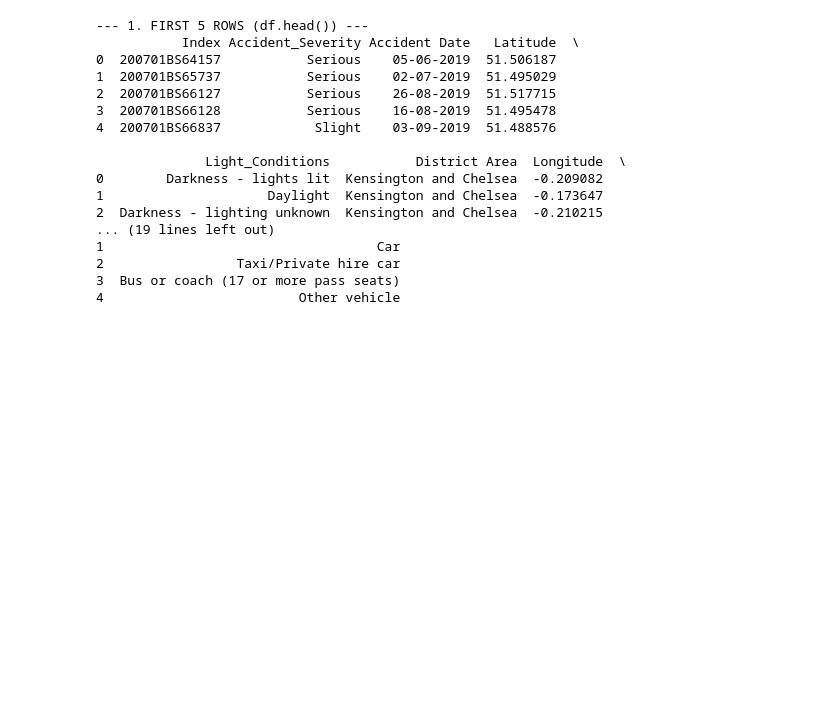
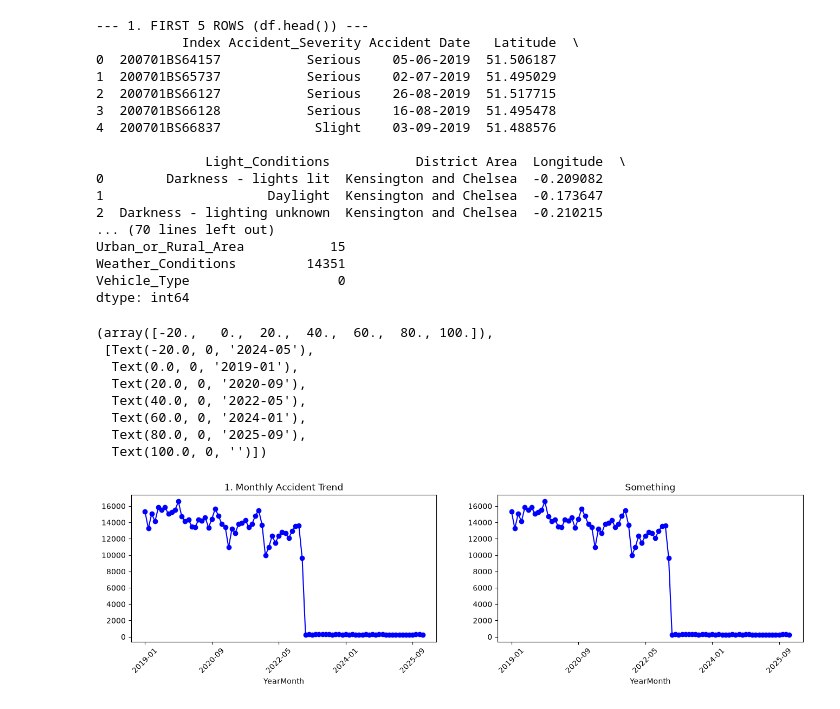
Before and after one commit to 2494-Gen-AI-CN/BadrAl-Dhaibani, a Jupyter notebook: week-02/hackathon/notebook.ipynb, the cells around one changed output. Drawn from its saved outputs; the diff is of its cells as text; code cells hidden in the pictures; blank space fills up the shorter version.

Commit message:
Add data preprocessing and start seasonal accident plots

```diff
--- a/week-02/hackathon/notebook.ipynb
+++ b/week-02/hackathon/notebook.ipynb
@@ -9,9 +9,17 @@ path = kagglehub.dataset_download("deeplumiere/accident-analysis-dataset")
 csv_path = os.path.join(path, "accident_data.csv")
 df = pd.read_csv(csv_path)
 
-
 print("--- 1. FIRST 5 ROWS (df.head()) ---")
 print(df.head())
+
+print("\n--- 2. DATASET INFO (df.info()) ---")
+df.info()
+
+print("\n--- 3. STATISTICAL SUMMARY (df.describe()) ---")
+print(df.describe())
+
+print("\n--- 4. MISSING VALUES (df.isnull().sum()) ---")
+print(df.isnull().sum())
 # %% [output]
 --- 1. FIRST 5 ROWS (df.head()) ---
            Index Accident_Severity Accident Date   Latitude  \
@@ -25,8 +33,57 @@ print(df.head())
 0        Darkness - lights lit  Kensington and Chelsea  -0.209082
 1                     Daylight  Kensington and Chelsea  -0.173647
 2  Darkness - lighting unknown  Kensington and Chelsea  -0.210215
-... (19 lines left out)
-1                                   Car
-2                 Taxi/Private hire car
-3  Bus or coach (17 or more pass seats)
-4                         Other vehicle
+... (70 lines left out)
+Urban_or_Rural_Area           15
+Weather_Conditions         14351
+Vehicle_Type                   0
+dtype: int64
+# %%
+# Data Cleaning & Preprocessing Steps
+# 1. Drop rows where critical target or location is missing
+df = df.dropna(subset=['Accident_Severity', 'Latitude', 'Longitude'])
+
+# 2. Impute categorical missing values with 'Unknown'
+df['Road_Surface_Conditions'].fillna('Unknown', inplace=True)
+df['Road_Type'].fillna('Unknown', inplace=True)
+df['Weather_Conditions'].fillna('Unknown', inplace=True)
+df['Urban_or_Rural_Area'].fillna('Unknown', inplace=True)
+
+# 3. Convert 'Accident Date' (with space) to datetime
+df['Accident_Date'] = pd.to_datetime(df['Accident Date'], format='%d-%m-%Y', errors='coerce')
+df['Year'] = df['Accident_Date'].dt.year
+df['Month'] = df['Accident_Date'].dt.month
+df['YearMonth'] = df['Accident_Date'].dt.to_period('M').astype(str)
+# %%
+# Number of Accidents and Accident Severity by Season
+
+# Filter dataframe by seasons
+winter_data = df[df['date'].dt.month.isin([12, 1, 2])]
+spring_data = df[df['date'].dt.month.isin([3, 4, 5])]
+summer_data = df[df['date'].dt.month.isin([6, 7, 8])]
+fall_data = df[df['date'].dt.month.isin([9, 10, 11])]
+
+
+
+plt.figure(figsize=(16, 12))
+plt.subplot(3, 2, 1)
+monthly_counts = df.groupby('YearMonth').size()
+monthly_counts.plot(kind='line', marker='o', color='b')
+plt.title('1. Monthly Accident Trend')
+plt.xticks(rotation=45)
+
+plt.subplot(3, 2, 2)
+monthly_counts = df.groupby('YearMonth').size()
+monthly_counts.plot(kind='line', marker='o', color='b')
+plt.title('Something')
+plt.xticks(rotation=45)
+# %% [output]
+(array([-20.,   0.,  20.,  40.,  60.,  80., 100.]),
+ [Text(-20.0, 0, '2024-05'),
+  Text(0.0, 0, '2019-01'),
+  Text(20.0, 0, '2020-09'),
+  Text(40.0, 0, '2022-05'),
+  Text(60.0, 0, '2024-01'),
+  Text(80.0, 0, '2025-09'),
+  Text(100.0, 0, '')])
+[figure, added]
```
